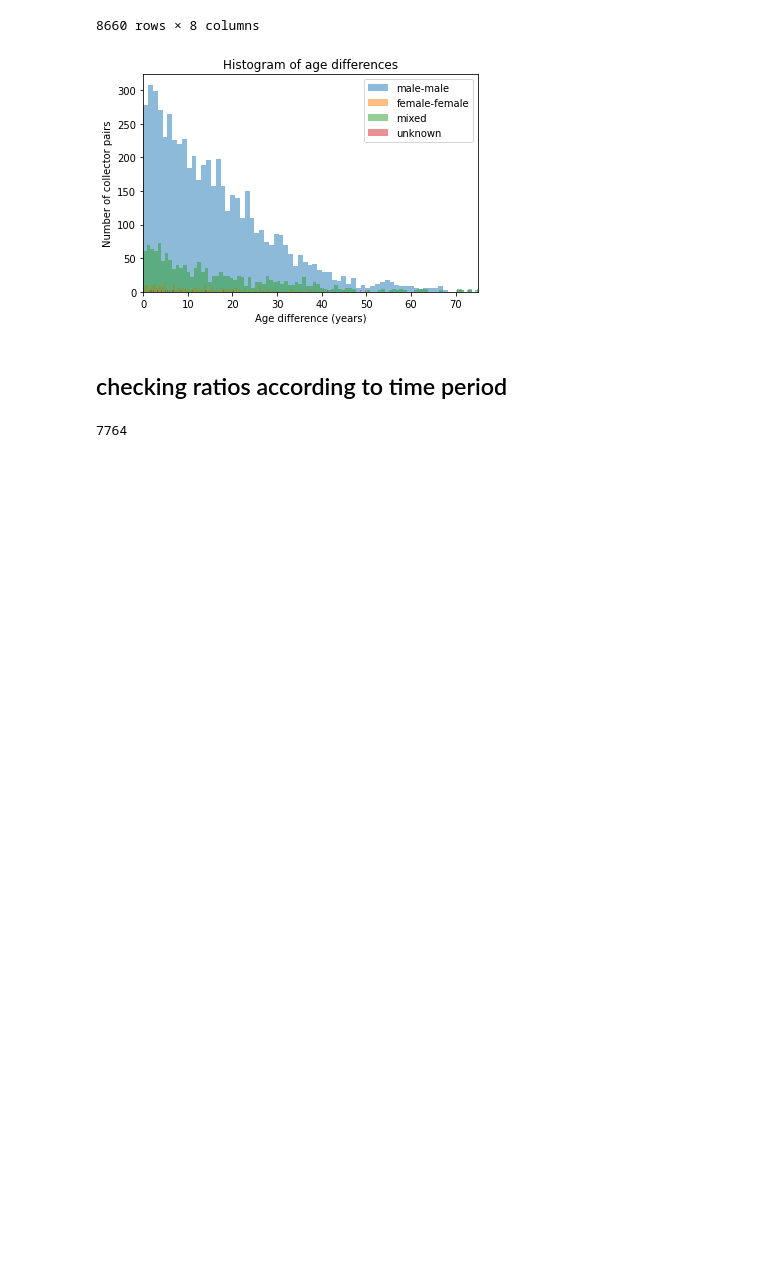
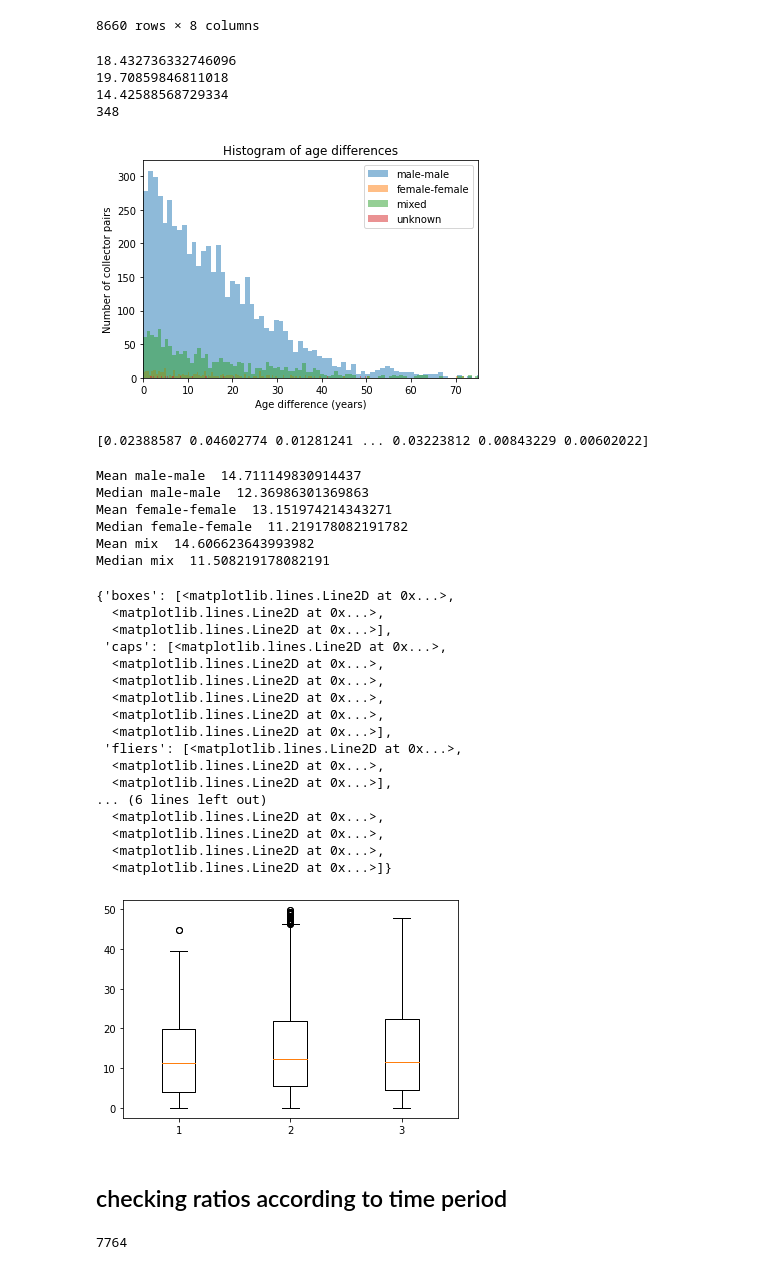
Before and after one commit to biohackathon2021/project-12, a Jupyter notebook: age_differences.ipynb, the cells around one changed output. Drawn from its saved outputs; the diff is of its cells as text; code cells hidden in the pictures; blank space fills up the shorter version.

```diff
--- a/age_differences.ipynb
+++ b/age_differences.ipynb
@@ -191,19 +194,74 @@ ff = results.loc[results['genderdiff'] == 'f-f']
 mix = results.loc[results['genderdiff'] == 'mixed']
 unkn = results.loc[results['genderdiff'] == 'unknown']
 
+mean_mm = statistics.mean(mm.agediff)
+mean_mix = statistics.mean(mix.agediff)
+mean_ff = statistics.mean(ff.agediff)
+print(mean_mm)
+print(mean_mix)
+print(mean_ff)
+print(len(ff))
+
 
 plt.xlabel('Age difference (years)')
 plt.ylabel('Number of collector pairs')
 plt.xlim(0, 75)
 plt.title('Histogram of age differences')
-plt.hist(mm.agediff, bins=200, alpha=0.5, label = 'male-male')
-plt.hist(ff.agediff, bins=200, alpha=0.5, label = 'female-female')
-plt.hist(mix.agediff, bins=200, alpha=0.5, label = 'mixed')
+_, mmbins, _ = plt.hist(mm.agediff, bins=200, alpha=0.5, label = 'male-male')
+_, ffbins, _ = plt.hist(ff.agediff, bins=200, alpha=0.5, label = 'female-female')
+_, mixbins, _ = plt.hist(mix.agediff, bins=200, alpha=0.5, label = 'mixed')
 plt.hist(unkn.agediff, bins=200, alpha=0.5, label = 'unknown')
 plt.legend(loc='upper right')
 plt.show()
 # %% [output]
+18.432736332746096
+19.70859846811018
+14.42588568729334
+348
 [figure]
+# %%
+mean, var, skew, kurt = scipy.stats.invgamma.stats(mm.agediff, moments='mvsk')
+print(mean)
+# %% [output]
+[0.02388587 0.04602774 0.01281241 ... 0.03223812 0.00843229 0.00602022]
+# %%
+mm_filtered = [i for i in mm.agediff if i < 50]
+ff_filtered = [i for i in ff.agediff if i < 50]
+mix_filtered = [i for i in mix.agediff if i < 50]
+
+print('Mean male-male  ' + str(statistics.mean(mm_filtered)))
+print('Median male-male  ' + str(statistics.median(mm_filtered)))
+print('Mean female-female  ' + str(statistics.mean(ff_filtered)))
+print('Median female-female  ' + str(statistics.median(ff_filtered)))
+print('Mean mix  ' + str(statistics.mean(mix_filtered)))
+print('Median mix  ' + str(statistics.median(mix_filtered)))
+
+plt.boxplot([ff_filtered, mm_filtered, mix_filtered])
+# %% [output]
+Mean male-male  14.711149830914437
+Median male-male  12.36986301369863
+Mean female-female  13.151974214343271
+Median female-female  11.219178082191782
+Mean mix  14.606623643993982
+Median mix  11.508219178082191
+{'boxes': [<matplotlib.lines.Line2D at 0x...>,
+  <matplotlib.lines.Line2D at 0x...>,
+  <matplotlib.lines.Line2D at 0x...>],
+ 'caps': [<matplotlib.lines.Line2D at 0x...>,
+  <matplotlib.lines.Line2D at 0x...>,
+  <matplotlib.lines.Line2D at 0x...>,
+  <matplotlib.lines.Line2D at 0x...>,
+  <matplotlib.lines.Line2D at 0x...>,
+  <matplotlib.lines.Line2D at 0x...>],
+ 'fliers': [<matplotlib.lines.Line2D at 0x...>,
+  <matplotlib.lines.Line2D at 0x...>,
+  <matplotlib.lines.Line2D at 0x...>],
+... (6 lines left out)
+  <matplotlib.lines.Line2D at 0x...>,
+  <matplotlib.lines.Line2D at 0x...>,
+  <matplotlib.lines.Line2D at 0x...>,
+  <matplotlib.lines.Line2D at 0x...>]}
+[figure, added]
 # %%
 T1 = [datetime(1600, 1, 1), datetime(1699, 12, 31)]
 T2 = [datetime(1700, 1, 1), datetime(1799, 12, 31)]
```
Also changed, not shown: parts of 1 cell of this notebook.
